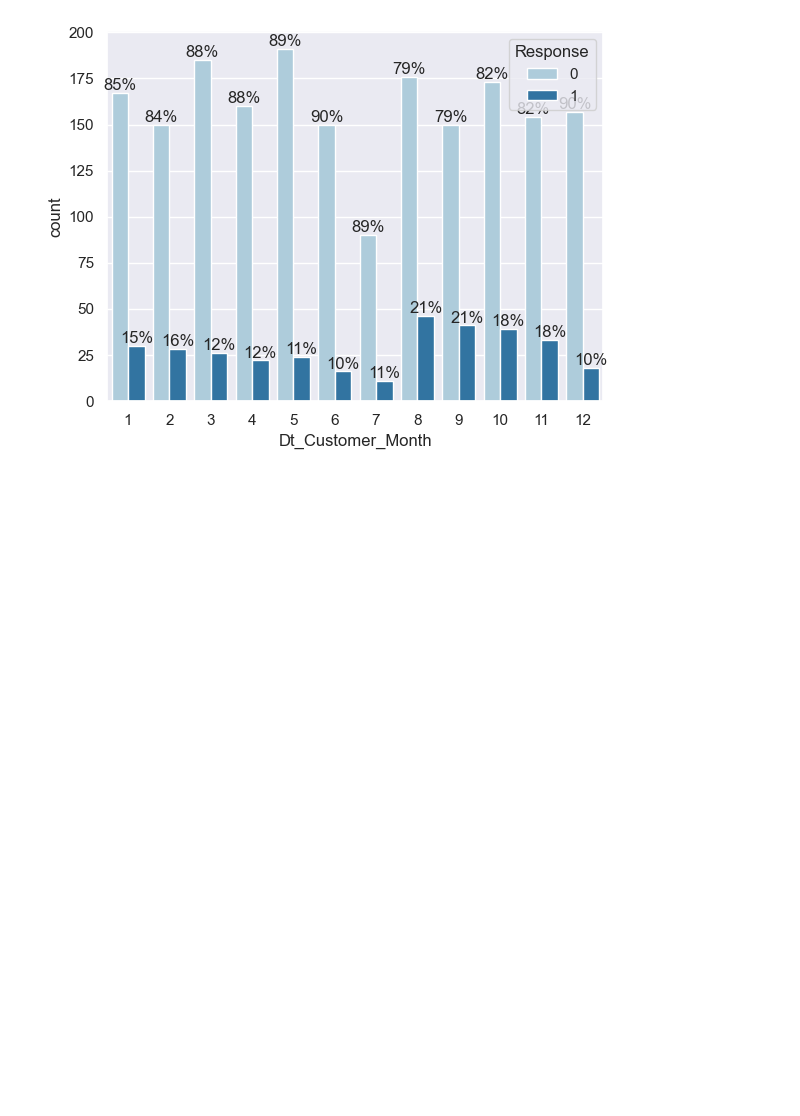
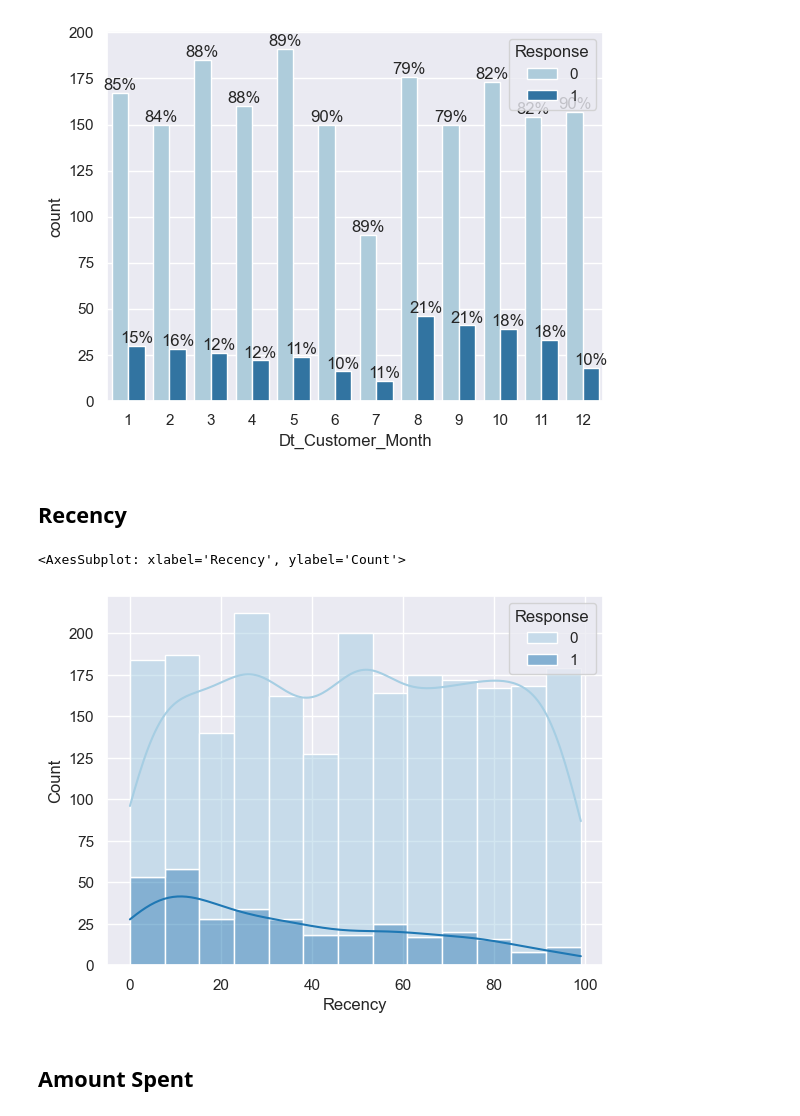
Before and after one commit to dafamahandika/belajar-data-analyst, a Jupyter notebook: marketing-analysis.ipynb, the cells around one changed output. Cells and saved outputs as stored; diff of their text form; code cells hidden in the pictures; blank space fills up the shorter version.

Commit message:
Data Insight amt

```diff
--- a/marketing-analysis.ipynb
+++ b/marketing-analysis.ipynb
@@ -393,3 +393,12 @@ ax = sns.countplot(x='Dt_Customer_Month', hue='Response', data=df)
 barPerc(df, 'Dt_Customer_Month', ax)
 # %% [output]
 [figure]
+# %% [markdown]
+## Recency
+# %%
+sns.histplot(data=df, x='Recency', hue='Response', kde=True, multiple='stack')
+# %% [output]
+<AxesSubplot: xlabel='Recency', ylabel='Count'>
+[figure, added]
+# %% [markdown]
+## Amount Spent
```
Also changed, not shown: parts of 4 cells of this notebook.
